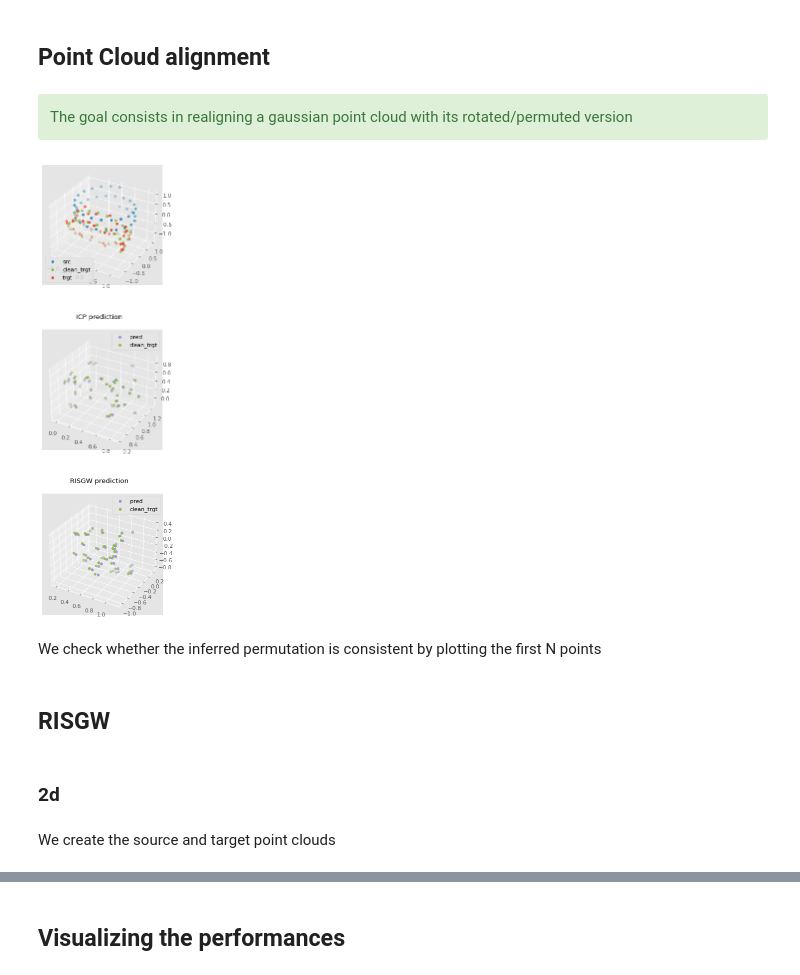
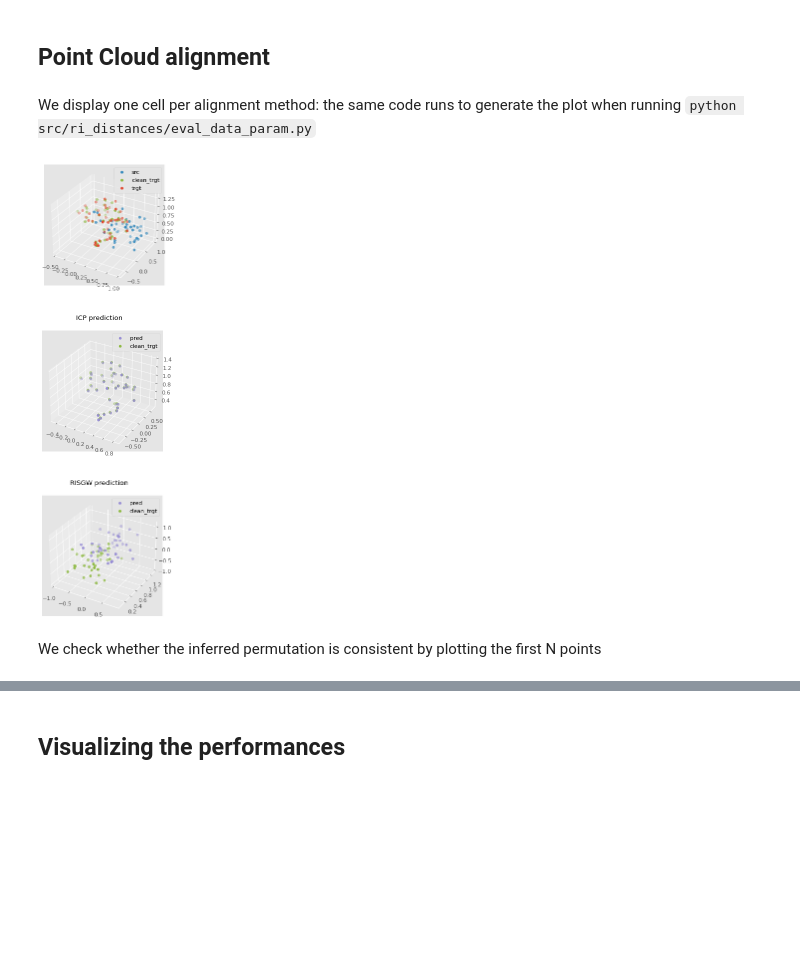
Before and after one commit to ymentha14/se3_molecule_generation, a Jupyter notebook: notebooks/3d_pts_alignment.ipynb, the cells around one changed output, grey strips where cells are left out. Cells and saved outputs as stored; diff of their text form; code cells hidden in the pictures; blank space fills up the shorter version.

```diff
--- a/notebooks/3d_pts_alignment.ipynb
+++ b/notebooks/3d_pts_alignment.ipynb
@@ -64,48 +64,42 @@ fig
 # %% [markdown]
 ## Point Cloud alignment
-# %% [markdown]
-<div class="alert alert-block alert-success">
-The goal consists in realigning a gaussian point cloud with its rotated/permuted version
-</div>
+# %% [markdown]
+We display one cell per alignment method: the same code runs to generate the plot when running `python src/ri_distances/eval_data_param.py`
 # %%
-p = DataParam(N_pts=40,noise_factor=0.08,data_func=get_gaussian_point_cloud)
+# Visualizaton of the target point cloud
+p = DataParam(N_pts=40,noise_factor=0.04,data_func=get_gaussian_point_cloud)
 src_pnt_cloud,clean_trgt,trgt_pnt_cloud= p.generate_target()
 viz_point_cloud([(src_pnt_cloud,'src'),
                  (clean_trgt,'clean_trgt'),
                  (trgt_pnt_cloud,'trgt'),
                      ])
 # %% [output]
-[figure, old version]
+[figure, new version]
 # %%
+# (1) ICP alignment
 predictor = IcpPredictor(max_iter=100,N_rots=100)
 pred_pnts = predictor.predict(src_pnt_cloud,trgt_pnt_cloud)
 fig = viz_point_cloud([(pred_pnts,'pred'),
-                 (clean_trgt_pts,'clean_trgt'),
+                       (clean_trgt,'clean_trgt'),
                      ])
 fig.suptitle("ICP prediction")
 fig
 # %% [output]
-[figure, old version]
+[figure, new version]
 # %%
-
-predictor = RisgwPredictor(max_iter=1200)
+# (2) RISGW alignment
+predictor = RisgwPredictor(max_iter=400)
 pred_pnts = predictor.predict(src_pnt_cloud,trgt_pnt_cloud)
 fig = viz_point_cloud([(pred_pnts,'pred'),
-                 (clean_trgt_pts,'clean_trgt'),
+                       (clean_trgt,'clean_trgt'),
                      ])
 fig.suptitle("RISGW prediction")
 fig
 # %% [output]
-[figure, old version]
+[figure, new version]
 # %% [markdown]
 We check whether the inferred permutation is consistent by plotting the first N points
 # %%
 # viz_point_cloud([(pred_pnts[:50],'pred'),
 #                     (trgt_pnt_cloud[:50],'trgt')
 #                      ])
-# %% [markdown]
-## RISGW
-# %% [markdown]
-### 2d
-# %% [markdown]
-We create the source and target point clouds
```
Also changed, not shown: parts of 11 cells of this notebook, 4 other files.
